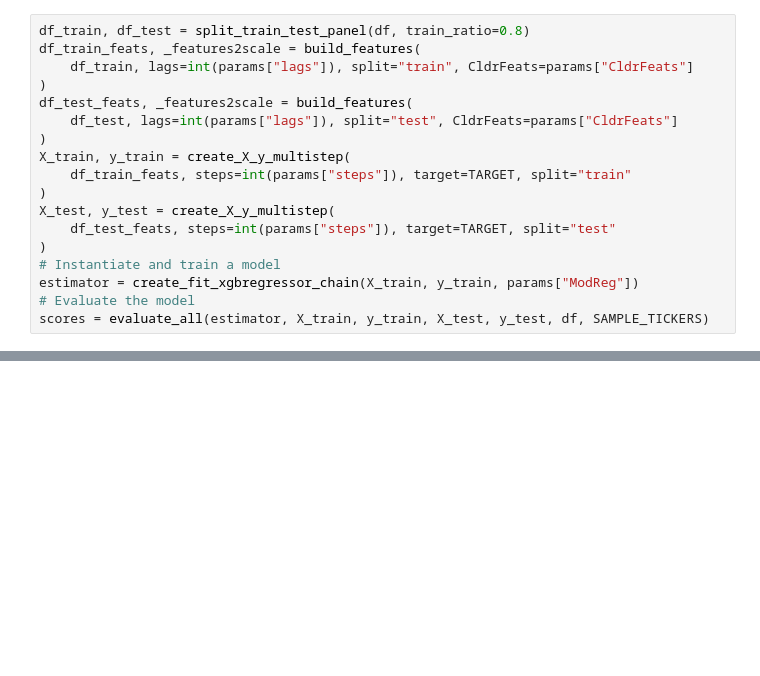
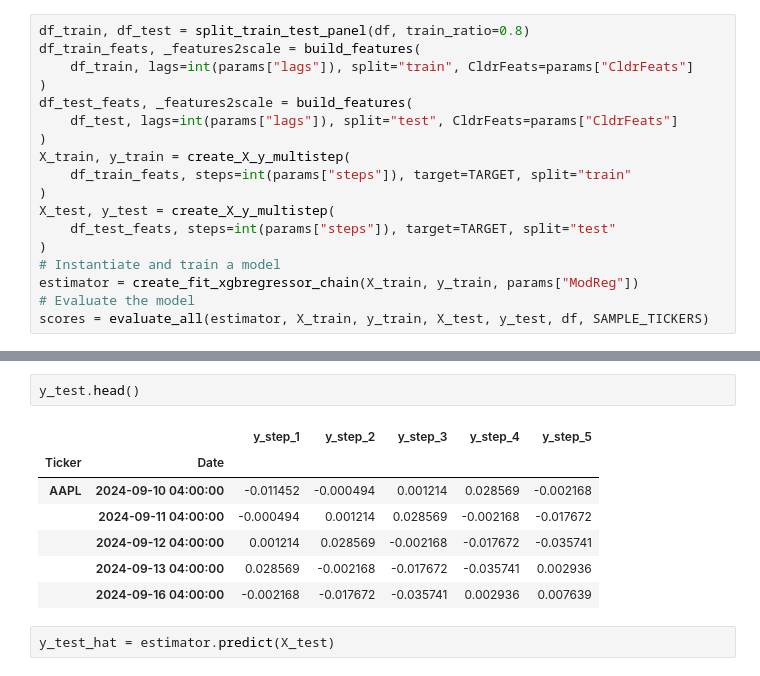
Before and after one commit to OnurKerimoglu/stocks_forecasting_live, a Jupyter notebook: monitoring/establish_baseline_data_model.ipynb, the cells around one changed output, grey strips where cells are left out. Drawn from its saved outputs; the diff is of its cells as text; blank space fills up the shorter version.

```diff
--- a/monitoring/establish_baseline_data_model.ipynb
+++ b/monitoring/establish_baseline_data_model.ipynb
@@ -61,0 +73,12 @@ scores = evaluate_all(estimator, X_train, y_train, X_test, y_test, df, SAMPLE_TI
+# %%
+y_test.head()
+# %% [output]
+|  |  | y_step_1 | y_step_2 | y_step_3 | y_step_4 | y_step_5 |
+| Ticker | Date |  |  |  |  |  |
+| AAPL | 2024-09-10 04:00:00 | -0.011452 | -0.000494 | 0.001214 | 0.028569 | -0.002168 |
+|  | 2024-09-11 04:00:00 | -0.000494 | 0.001214 | 0.028569 | -0.002168 | -0.017672 |
+|  | 2024-09-12 04:00:00 | 0.001214 | 0.028569 | -0.002168 | -0.017672 | -0.035741 |
+|  | 2024-09-13 04:00:00 | 0.028569 | -0.002168 | -0.017672 | -0.035741 | 0.002936 |
+|  | 2024-09-16 04:00:00 | -0.002168 | -0.017672 | -0.035741 | 0.002936 | 0.007639 |
+# %%
+y_test_hat = estimator.predict(X_test)
```
Also changed, not shown: parts of 7 cells of this notebook.
